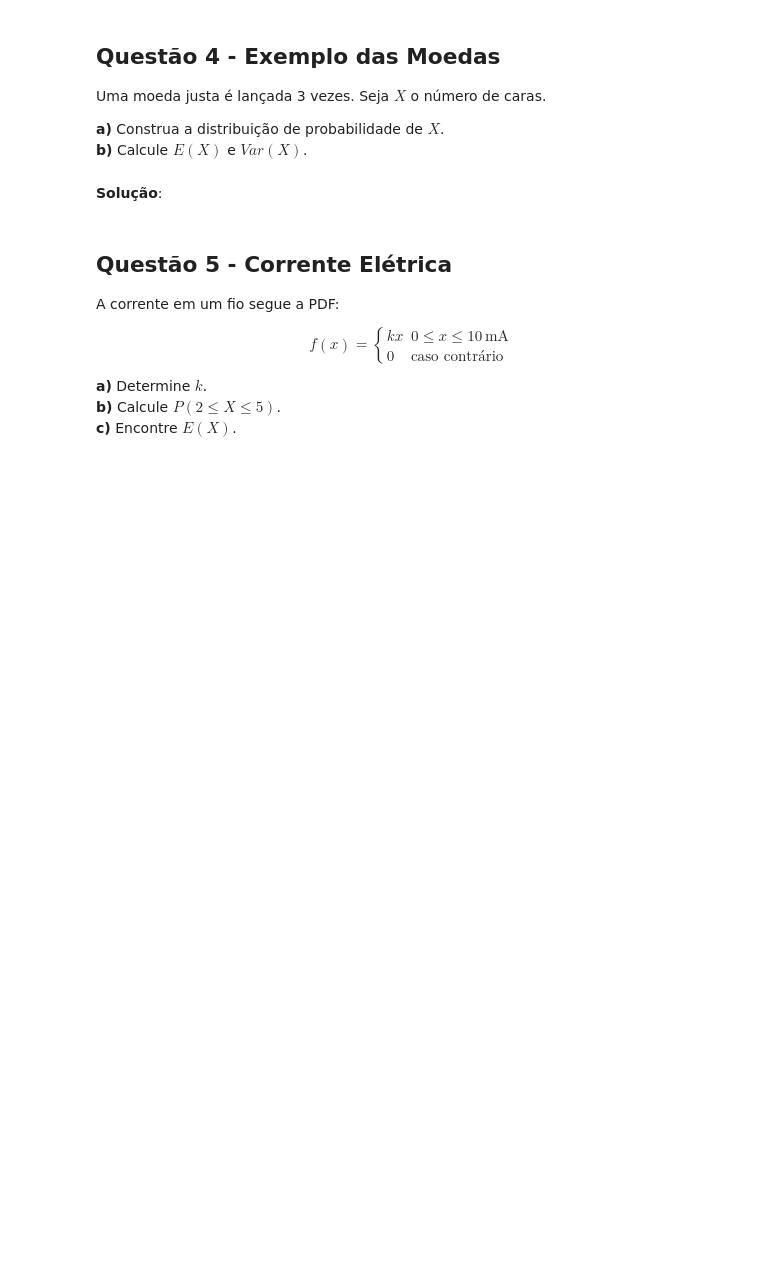
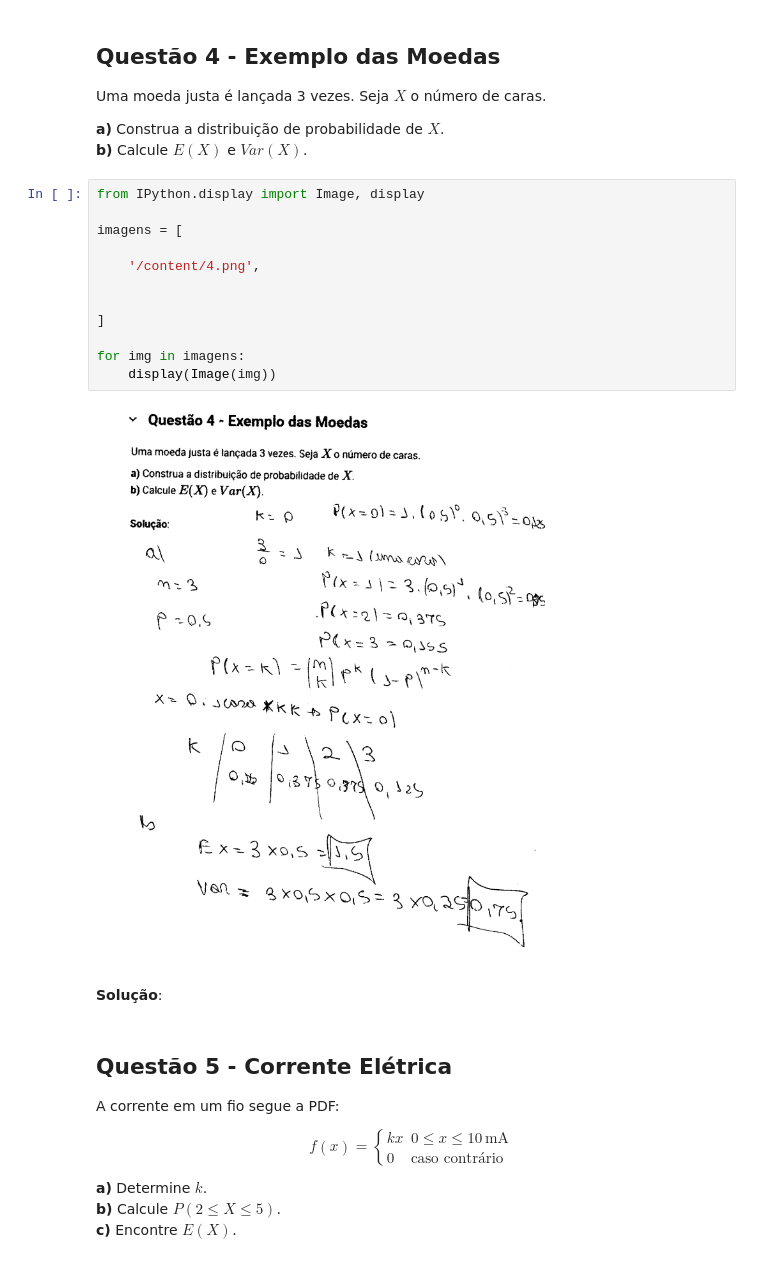
Before and after one commit to Lira25/estacionamento, a Jupyter notebook: assignments/E03/E03_VAs.ipynb, the cells around one changed output. Cells and saved outputs as stored; diff of their text form; blank space fills up the shorter version.

```diff
--- a/assignments/E03/E03_VAs.ipynb
+++ b/assignments/E03/E03_VAs.ipynb
@@ -48,6 +80,20 @@ Uma moeda justa é lançada 3 vezes. Seja $X$ o número de caras.
 
 **a)** Construa a distribuição de probabilidade de $X$.
 **b)** Calcule $E(X)$ e $Var(X)$.
+# %%
+from IPython.display import Image, display
+
+imagens = [
+
+    '/content/4.png',
+
+
+]
+
+for img in imagens:
+    display(Image(img))
+# %% [output]
+[figure, added]
 # %% [markdown]
 **Solução**:
 # %% [markdown]
```
Also changed, not shown: parts of 10 cells of this notebook.
